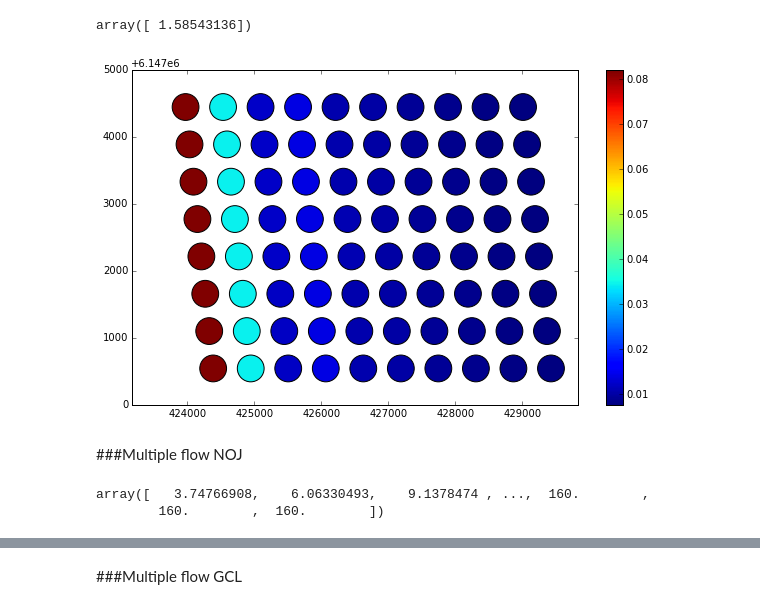
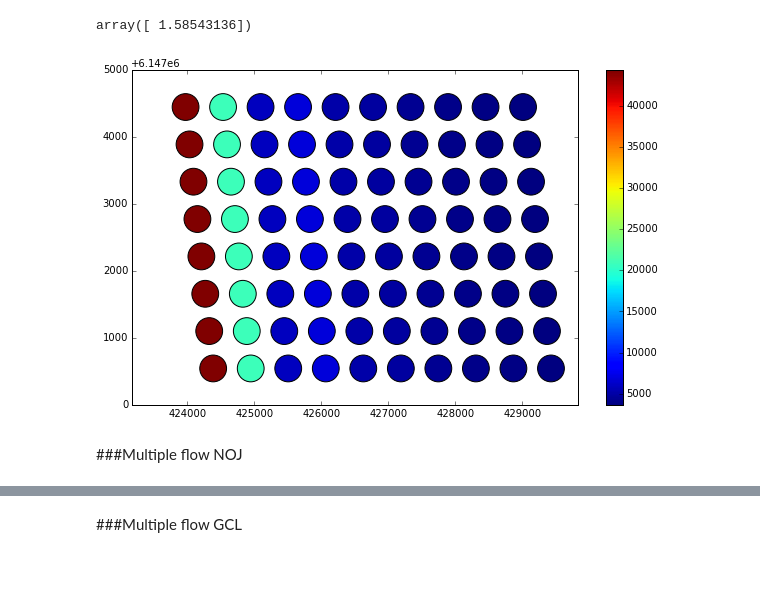
Before and after one commit to FUSED-Wind/FUSED-Wake, a Jupyter notebook: FortranWake/unittests/Example.ipynb, the cells around one changed output, grey strips where cells are left out. Drawn from its saved outputs; the diff is of its cells as text; code cells hidden in the pictures; blank space fills up the shorter version.

```diff
--- a/FortranWake/unittests/Example.ipynb
+++ b/FortranWake/unittests/Example.ipynb
@@ -160,12 +169,12 @@ array([ 1.58543136])
 # %%
 fig=plt.figure(figsize=[10,6])
 ax = fig.add_subplot(111)
-co = circles(df.x, df.y, s=5*df.rotor_diameter/2., c=GCL_s.wt_power[0]/1e6, edgecolors='none',ax=ax)
+co = circles(df.x, df.y, s=5*df.rotor_diameter/2., c=GCL_s.wt_wind_speed[0,:], edgecolors='none',ax=ax)
 ax.axis('equal')
 fig.colorbar(co)
 print
 # %% [output]
-[figure, old version]
+[figure, new version]
 # %% [markdown]
 ###Multiple flow NOJ
 # %%
@@ -179,9 +188,6 @@ NOJ = FNOJ()
 NOJ.wind_speeds=WS
 NOJ.wind_directions=WD
 NOJ.wt_layout = wt_layout
-NOJ.wake_expansions=0.050*np.zeros_like(WS)
+NOJ.wake_expansions=0.040*np.zeros_like(WS)
 NOJ.run()
-NOJ.power/1e6 #Power[iWD,iWD]
+#NOJ.power/1e6 #Power[iWD,iWD]
-# %% [output]
-array([   3.74766908,    6.06330493,    9.1378474 , ...,  160.        ,
-        160.        ,  160.        ])
```
Also changed, not shown: parts of 13 cells of this notebook, 4 other files.
